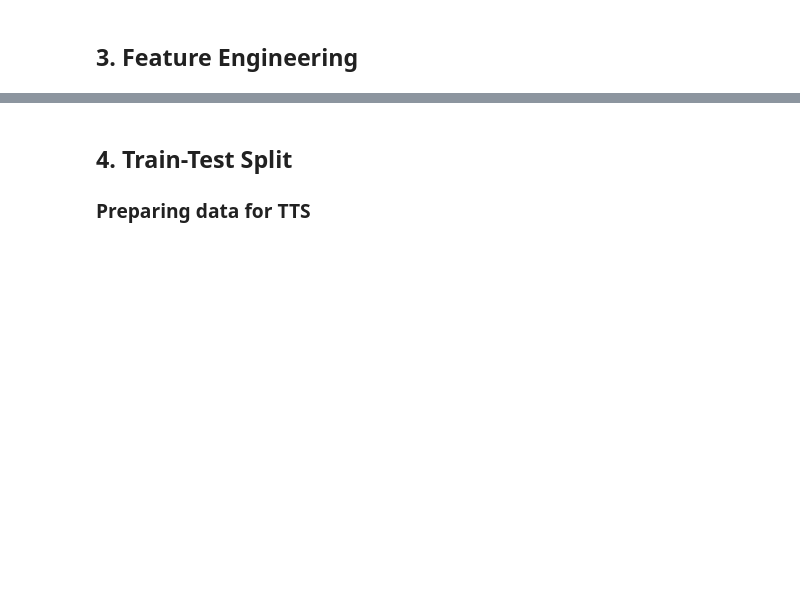
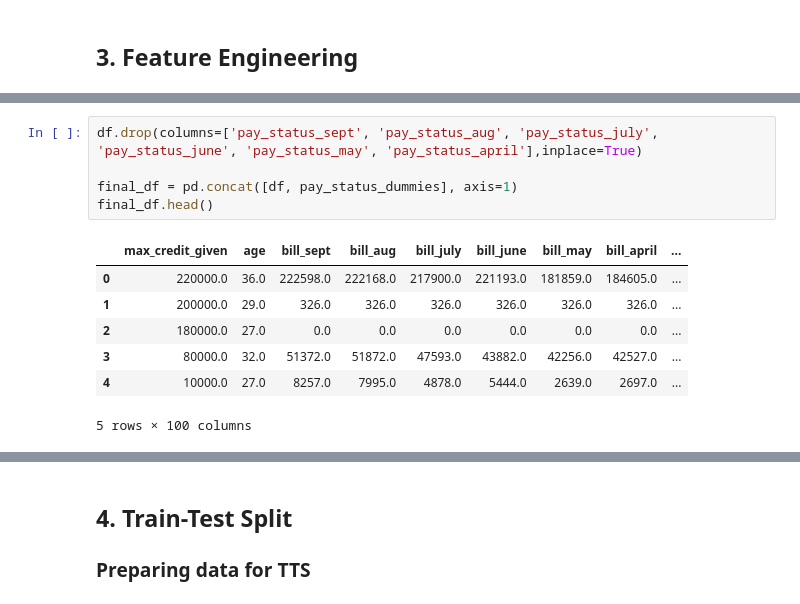
Before and after one commit to sankur7777/credit_card-default_prediction, a Jupyter notebook: revised_notebook.ipynb, the cells around one changed output, grey strips where cells are left out. Cells and saved outputs as stored; diff of their text form; blank space fills up the shorter version.

```diff
--- a/revised_notebook.ipynb
+++ b/revised_notebook.ipynb
@@ -288,0 +421,13 @@ df.default.sum() / len(df.default)
+# %%
+df.drop(columns=['pay_status_sept', 'pay_status_aug', 'pay_status_july', 'pay_status_june', 'pay_status_may', 'pay_status_april'],inplace=True)
+
+final_df = pd.concat([df, pay_status_dummies], axis=1)
+final_df.head()
+# %% [output]
+|  | max_credit_given | age | bill_sept | bill_aug | bill_july | bill_june | bill_may | bill_april | ... |
+| 0 | 220000.0 | 36.0 | 222598.0 | 222168.0 | 217900.0 | 221193.0 | 181859.0 | 184605.0 | ... |
+| 1 | 200000.0 | 29.0 | 326.0 | 326.0 | 326.0 | 326.0 | 326.0 | 326.0 | ... |
+| 2 | 180000.0 | 27.0 | 0.0 | 0.0 | 0.0 | 0.0 | 0.0 | 0.0 | ... |
+| 3 | 80000.0 | 32.0 | 51372.0 | 51872.0 | 47593.0 | 43882.0 | 42256.0 | 42527.0 | ... |
+| 4 | 10000.0 | 27.0 | 8257.0 | 7995.0 | 4878.0 | 5444.0 | 2639.0 | 2697.0 | ... |
+5 rows × 100 columns
```
Also changed, not shown: parts of 21 cells of this notebook, 1 other file.
